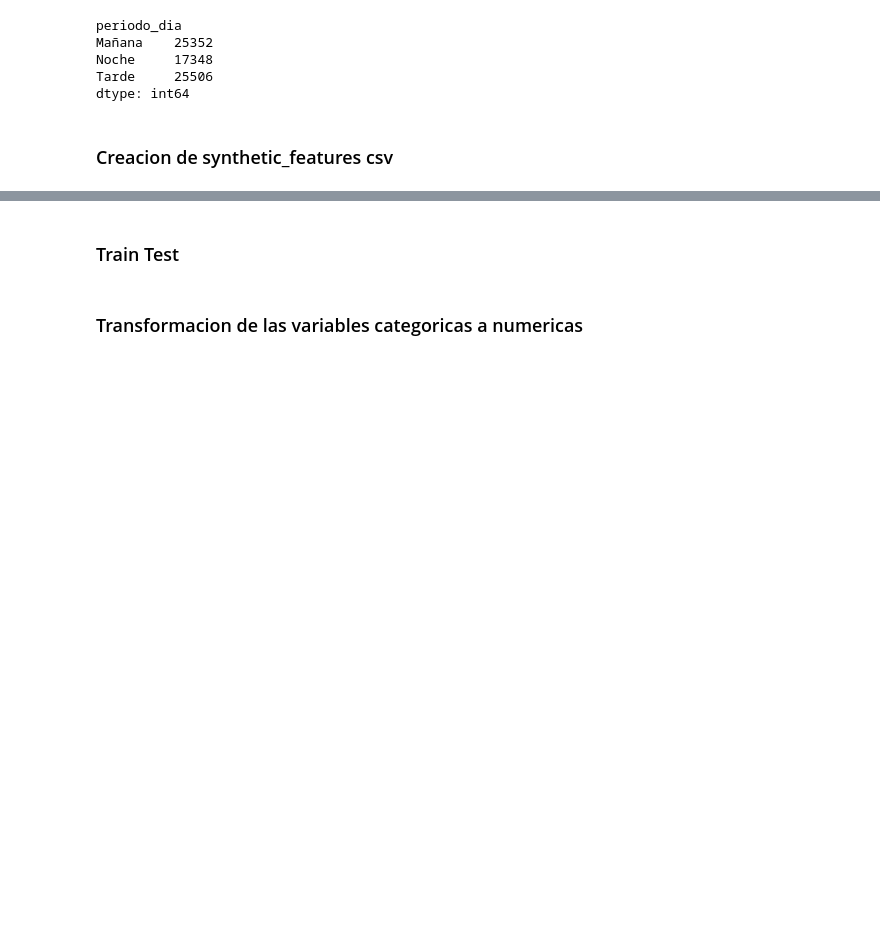
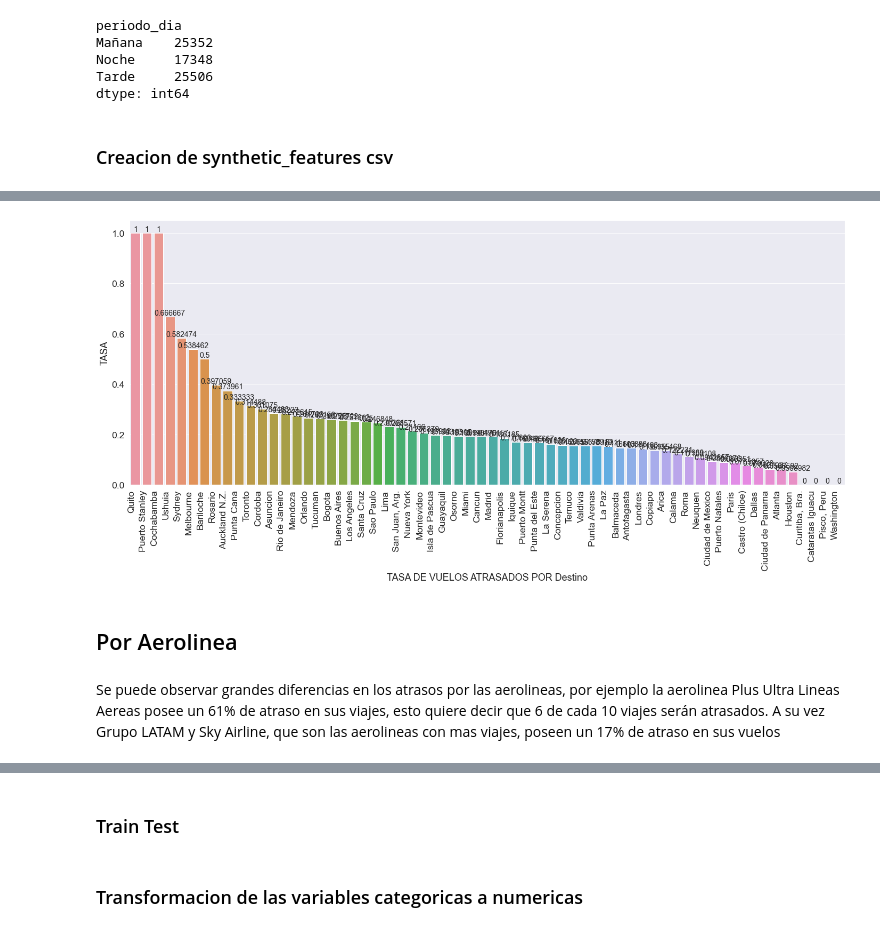
Before and after one commit to MartinezVG/LATAMChallenge, a Jupyter notebook: solution.ipynb, the cells around one changed output, grey strips where cells are left out. Drawn from its saved outputs; the diff is of its cells as text; code cells hidden in the pictures; blank space fills up the shorter version.

```diff
--- a/solution.ipynb
+++ b/solution.ipynb
@@ -370,12 +272,0 @@ rate_per_dianom
-# %%
-def graph_rate(var,data,titulo):
-    data.reset_index(drop = False, inplace = True)
-    plt.figure(figsize=(20, 10))
-    sns.set(font_scale=1.6)
-    axis = sns.barplot(x = var , y = "atraso_15", data = data)
-    axis.bar_label(axis.containers[0], fontsize = 18)
-    axis.set_xticklabels(axis.get_xticklabels(), rotation=90, ha='right')
-    plt.xlabel('TASA DE VUELOS ATRASADOS POR '+titulo, fontsize=18)
-    plt.ylabel('TASA', fontsize=18)
-    plt.tight_layout()
-    plt.show()
@@ -415,0 +300,8 @@ Las variables que más influirían en un análisis estadístico, con respecto a
+# %%
+graph_rate("SIGLADES",rate_per_destination,"Destino")
+# %% [output]
+[figure, added]
+# %% [markdown]
+## Por Aerolinea
+# %% [markdown]
+Se puede observar grandes diferencias en los atrasos por las aerolineas, por ejemplo la aerolinea Plus Ultra Lineas Aereas posee un 61% de atraso en sus viajes, esto quiere decir que 6 de cada 10 viajes serán atrasados. A su vez Grupo LATAM y Sky Airline, que son las aerolineas con mas viajes, poseen un 17% de atraso en sus vuelos
```
Also changed, not shown: parts of 89 cells of this notebook.
